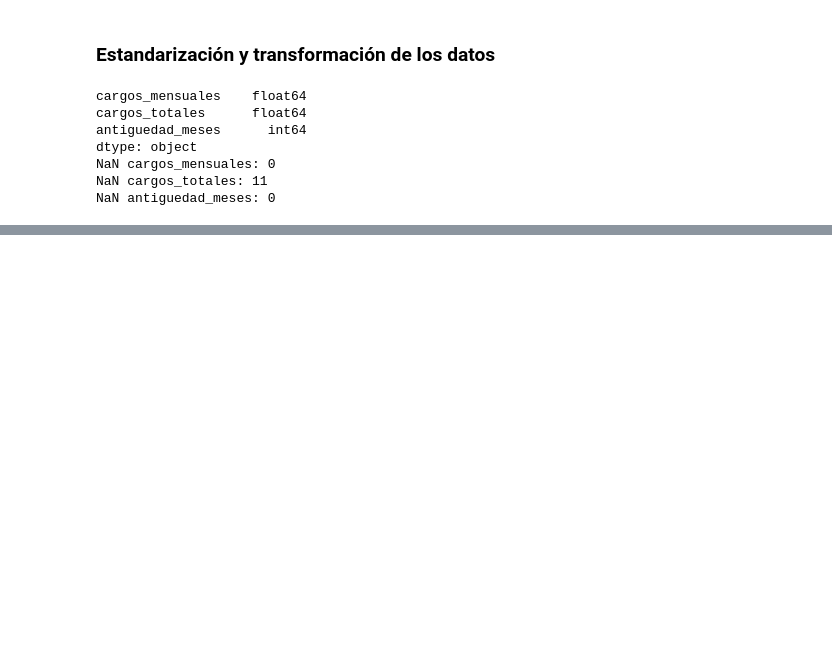
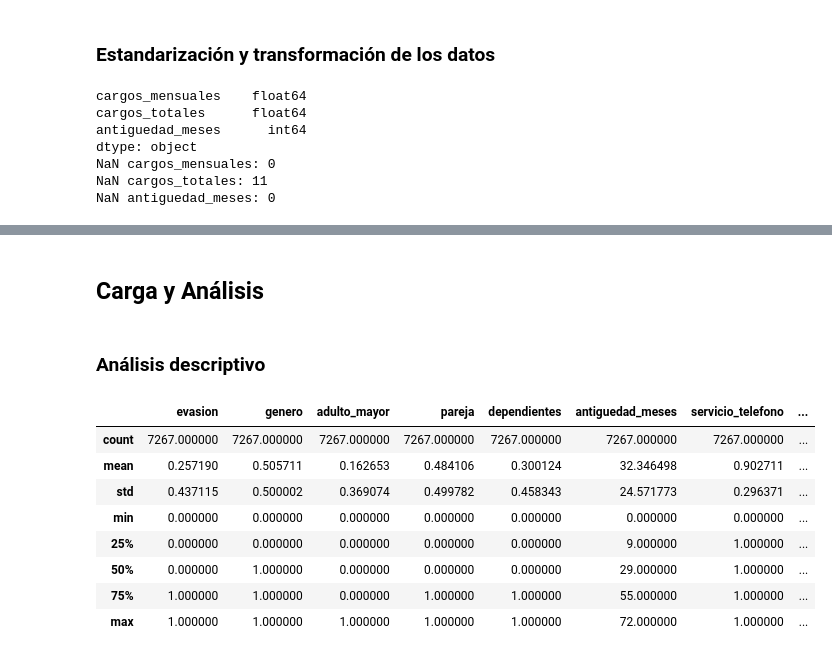
Before and after one commit to Brayan8Ch/Alura_Proyecto_Telecom, a Jupyter notebook: AluraTelecom.ipynb, the cells around one changed output, grey strips where cells are left out. Drawn from its saved outputs; the diff is of its cells as text; code cells hidden in the pictures; blank space fills up the shorter version.

```diff
--- a/AluraTelecom.ipynb
+++ b/AluraTelecom.ipynb
@@ -256,0 +264,16 @@ NaN antiguedad_meses: 0
+# %% [markdown]
+## Carga y Análisis
+# %% [markdown]
+### Análisis descriptivo
+# %%
+df_telecom.describe()
+# %% [output]
+|  | evasion | genero | adulto_mayor | pareja | dependientes | antiguedad_meses | servicio_telefono | ... |
+| count | 7267.000000 | 7267.000000 | 7267.000000 | 7267.000000 | 7267.000000 | 7267.000000 | 7267.000000 | ... |
+| mean | 0.257190 | 0.505711 | 0.162653 | 0.484106 | 0.300124 | 32.346498 | 0.902711 | ... |
+| std | 0.437115 | 0.500002 | 0.369074 | 0.499782 | 0.458343 | 24.571773 | 0.296371 | ... |
+| min | 0.000000 | 0.000000 | 0.000000 | 0.000000 | 0.000000 | 0.000000 | 0.000000 | ... |
+| 25% | 0.000000 | 0.000000 | 0.000000 | 0.000000 | 0.000000 | 9.000000 | 1.000000 | ... |
+| 50% | 0.000000 | 1.000000 | 0.000000 | 0.000000 | 0.000000 | 29.000000 | 1.000000 | ... |
+| 75% | 1.000000 | 1.000000 | 0.000000 | 1.000000 | 1.000000 | 55.000000 | 1.000000 | ... |
+| max | 1.000000 | 1.000000 | 1.000000 | 1.000000 | 1.000000 | 72.000000 | 1.000000 | ... |
```
Also changed, not shown: parts of 5 cells of this notebook, 1 other file.
